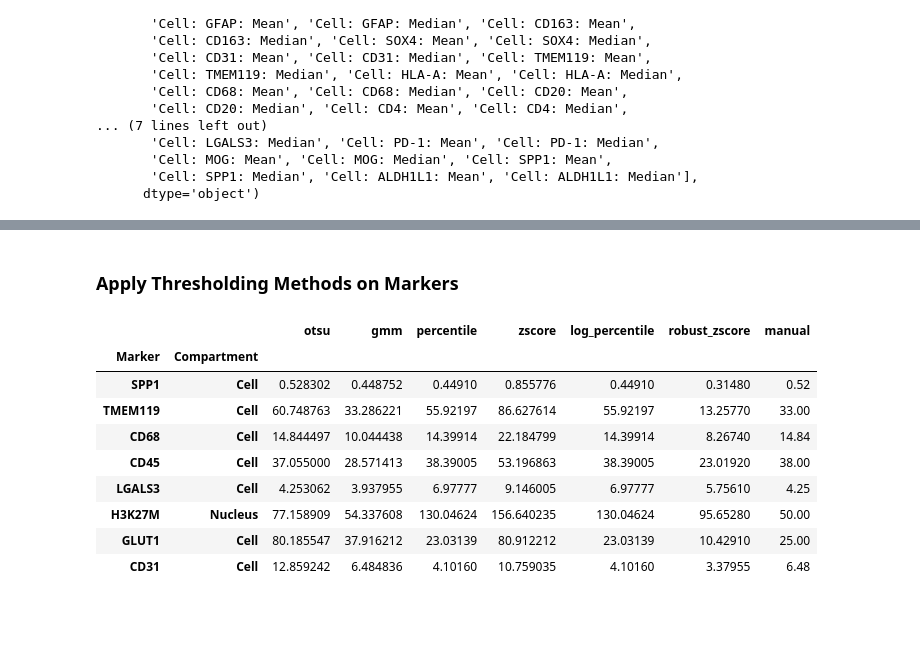
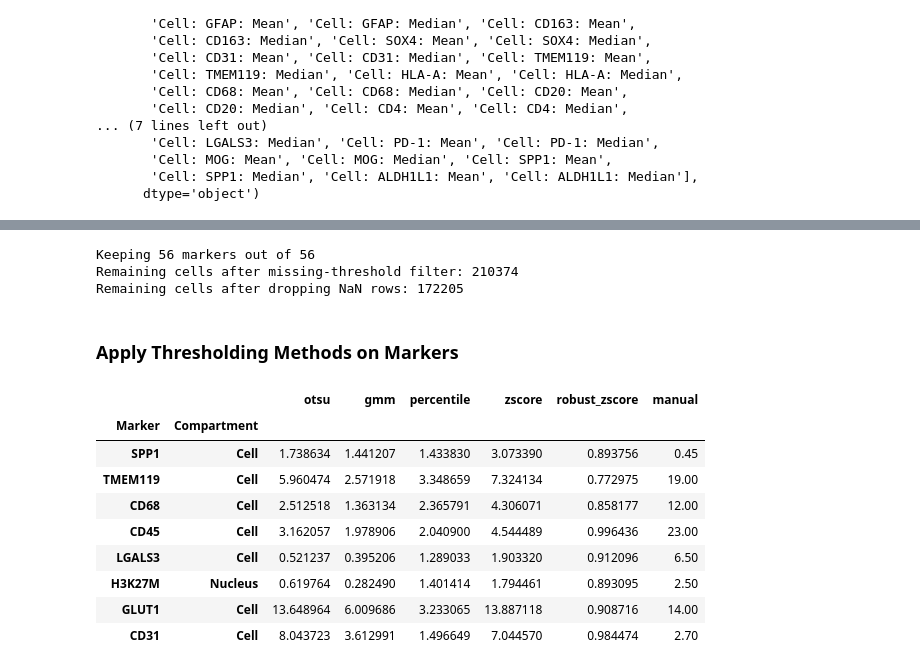
Before and after one commit to sadeghetemad/nencki-image-segmentation, a Jupyter notebook: notebooks/patient_analysis.ipynb, the cells around one changed output, grey strips where cells are left out. Drawn from its saved outputs; the diff is of its cells as text; code cells hidden in the pictures; blank space fills up the shorter version.

```diff
--- a/notebooks/patient_analysis.ipynb
+++ b/notebooks/patient_analysis.ipynb
@@ -99,3 +169,9 @@ Index(['Image', 'Object ID', 'Object type', 'Name', 'Classification', 'Parent',
+# %%
+processed_df, used_markers = preprocess_multiplex_data(data)
+# %% [output]
+Keeping 56 markers out of 56
+Remaining cells after missing-threshold filter: 210374
+Remaining cells after dropping NaN rows: 172205
 # %% [markdown]
 ### Apply Thresholding Methods on Markers
 # %%
@@ -254,55 +357,34 @@ def plot_all_thresholds(values, thresholds_dict, marker, compartment, outdir, fo
 # %%
 markers = ["SPP1", "TMEM119", "CD68", "CD45", "LGALS3", "H3K27M", "GLUT1", "CD31"]
 
-# Manual thresholds 1991:
-#  "SPP1": 0.49, # otsu
-# "TMEM119": 30, # manual
-# "CD68": 9.8, # otsu
-# "CD45": 27.8, # otsu
-# "LGALS3": 5.76, # otsu
-# "H3K27M": 40, # manual
-# "GLUT1": 10 , # manual
-# "CD31": 6.02 # otsu
 
-# Manual thresholds 3149:
-#  "SPP1": 0.52, # otsu
-# "TMEM119": 33, # manual
-# "CD68": 14.84, # otsu
-# "CD45": 38, # manual
-# "LGALS3": 4.25 , # otsu
-# "H3K27M": 50 , # manual
-# "GLUT1": 25 , # manual
-# "CD31": 6.48 # manual
-
-
-thresholds_df, TH = compute_thresholds(data,
+thresholds_df, TH = compute_thresholds(processed_df,
                                        markers,
-                                       methods=["otsu", "gmm", "percentile", "zscore",
-                                                "log_percentile", "robust_zscore", "manual"],
+                                       methods=["otsu", "gmm", "percentile", "zscore", "robust_zscore","manual"],
                                        percentile=90,
                                        zscore=2,
                                        manual_thr={
-                                        "SPP1": 0.52, # otsu
-                                        "TMEM119": 33, # manual
-                                        "CD68": 14.84, # otsu
-                                        "CD45": 38, # manual
-                                        "LGALS3": 4.25 , # otsu
-                                        "H3K27M": 50 , # manual
-                                        "GLUT1": 25 , # manual
-                                        "CD31": 6.48 # manual
+                                        "SPP1": 0.45, # manual
+                                        "TMEM119": 19, # manual
+                                        "CD68": 12, # manual
+                                        "CD45": 23, # manual
+                                        "LGALS3": 6.5 , # manual
+                                        "H3K27M": 2.5 , # manual
+                                        "GLUT1": 14 , # manual
+                                        "CD31": 2.7 # manual
                                        },
                                        save_plots=True
                                        )
 
 thresholds_df
 # %% [output]
-|  |  | otsu | gmm | percentile | zscore | log_percentile | robust_zscore | manual |
-| Marker | Compartment |  |  |  |  |  |  |  |
-| SPP1 | Cell | 0.528302 | 0.448752 | 0.44910 | 0.855776 | 0.44910 | 0.31480 | 0.52 |
-| TMEM119 | Cell | 60.748763 | 33.286221 | 55.92197 | 86.627614 | 55.92197 | 13.25770 | 33.00 |
-| CD68 | Cell | 14.844497 | 10.044438 | 14.39914 | 22.184799 | 14.39914 | 8.26740 | 14.84 |
-| CD45 | Cell | 37.055000 | 28.571413 | 38.39005 | 53.196863 | 38.39005 | 23.01920 | 38.00 |
-| LGALS3 | Cell | 4.253062 | 3.937955 | 6.97777 | 9.146005 | 6.97777 | 5.75610 | 4.25 |
-| H3K27M | Nucleus | 77.158909 | 54.337608 | 130.04624 | 156.640235 | 130.04624 | 95.65280 | 50.00 |
-| GLUT1 | Cell | 80.185547 | 37.916212 | 23.03139 | 80.912212 | 23.03139 | 10.42910 | 25.00 |
-| CD31 | Cell | 12.859242 | 6.484836 | 4.10160 | 10.759035 | 4.10160 | 3.37955 | 6.48 |
+|  |  | otsu | gmm | percentile | zscore | robust_zscore | manual |
+| Marker | Compartment |  |  |  |  |  |  |
+| SPP1 | Cell | 1.738634 | 1.441207 | 1.433830 | 3.073390 | 0.893756 | 0.45 |
+| TMEM119 | Cell | 5.960474 | 2.571918 | 3.348659 | 7.324134 | 0.772975 | 19.00 |
+| CD68 | Cell | 2.512518 | 1.363134 | 2.365791 | 4.306071 | 0.858177 | 12.00 |
+| CD45 | Cell | 3.162057 | 1.978906 | 2.040900 | 4.544489 | 0.996436 | 23.00 |
+| LGALS3 | Cell | 0.521237 | 0.395206 | 1.289033 | 1.903320 | 0.912096 | 6.50 |
+| H3K27M | Nucleus | 0.619764 | 0.282490 | 1.401414 | 1.794461 | 0.893095 | 2.50 |
+| GLUT1 | Cell | 13.648964 | 6.009686 | 3.233065 | 13.887118 | 0.908716 | 14.00 |
+| CD31 | Cell | 8.043723 | 3.612991 | 1.496649 | 7.044570 | 0.984474 | 2.70 |
```
Also changed, not shown: parts of 19 cells of this notebook.
